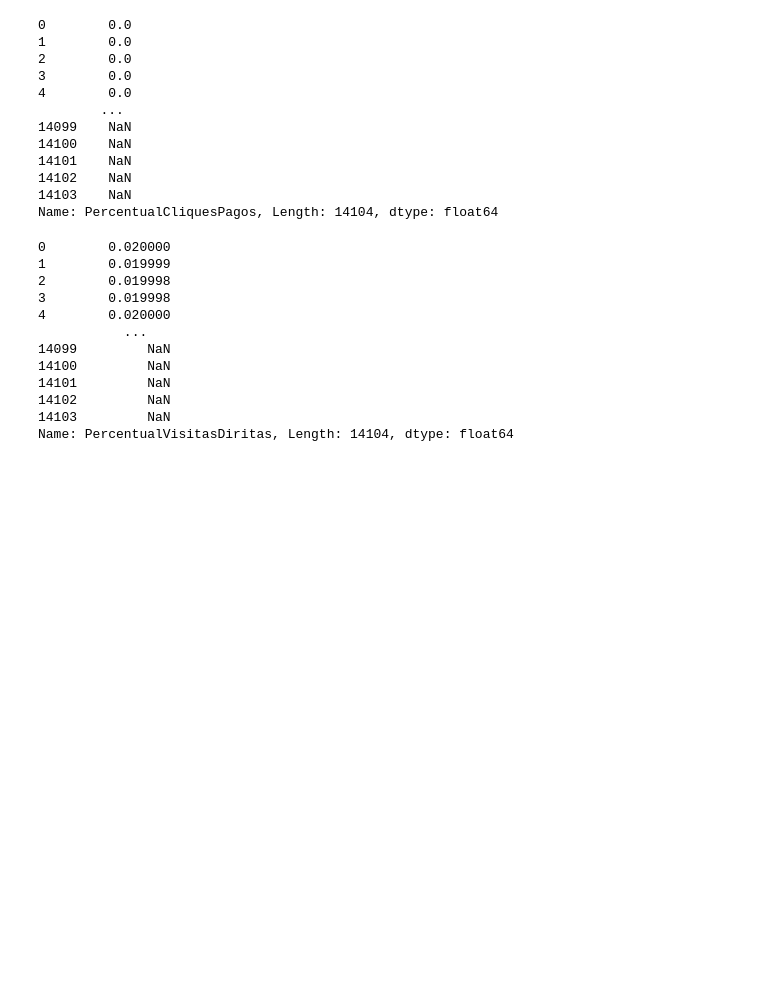
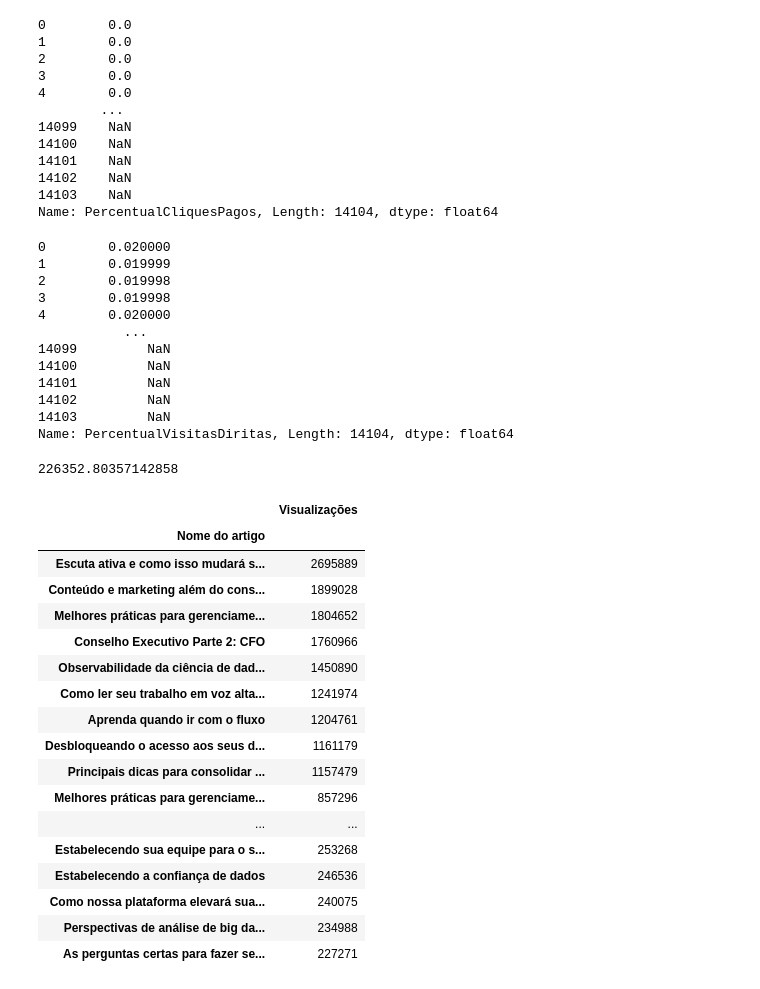
Before and after one commit to joseevilasio/ChallengeBI_Alura, a Jupyter notebook: analises_codfonte.ipynb, the cells around one changed output. Saved outputs shown, nothing was run; the diff lists cells and outputs as text; code cells hidden in the pictures; blank space fills up the shorter version.

```diff
--- a/analises_codfonte.ipynb
+++ b/analises_codfonte.ipynb
@@ -213,3 +266,9 @@ dados_artigos["PercentualVisitasDiritas"]
 14102         NaN
 14103         NaN
 Name: PercentualVisitasDiritas, Length: 14104, dtype: float64
+# %%
+#Buscar a média de visualização dos artigos.
+media_visualizacoes = dados_artigos["Visualizações"].sum() / quant_artigos
+media_visualizacoes
+# %% [output]
+226352.80357142858
@@ -215,0 +283,26 @@ Name: PercentualVisitasDiritas, Length: 14104, dtype: float64
+# %%
+# Agrupando Artigos únicos e somando quantidade de visualizações
+dadosArtigosVisualizacoes = dados_artigos.groupby("Nome do artigo")["Visualizações"].sum()
+dadosArtigosVisualizacoes = pd.DataFrame(dadosArtigosVisualizacoes)
+# %%
+# Artigos acima da média de visualizações
+dadosArtigosVisualizacoes.query("Visualizações >= @media_visualizacoes").sort_values(by="Visualizações", ascending=False)
+# %% [output]
+|  | Visualizações |
+| Nome do artigo |  |
+| Escuta ativa e como isso mudará s... | 2695889 |
+| Conteúdo e marketing além do cons... | 1899028 |
+| Melhores práticas para gerenciame... | 1804652 |
+| Conselho Executivo Parte 2: CFO | 1760966 |
+| Observabilidade da ciência de dad... | 1450890 |
+| Como ler seu trabalho em voz alta... | 1241974 |
+| Aprenda quando ir com o fluxo | 1204761 |
+| Desbloqueando o acesso aos seus d... | 1161179 |
+| Principais dicas para consolidar ... | 1157479 |
+| Melhores práticas para gerenciame... | 857296 |
+| ... | ... |
+| Estabelecendo sua equipe para o s... | 253268 |
+| Estabelecendo a confiança de dados | 246536 |
+| Como nossa plataforma elevará sua... | 240075 |
+| Perspectivas de análise de big da... | 234988 |
+| As perguntas certas para fazer se... | 227271 |
```
Also changed, not shown: parts of 14 cells of this notebook.
